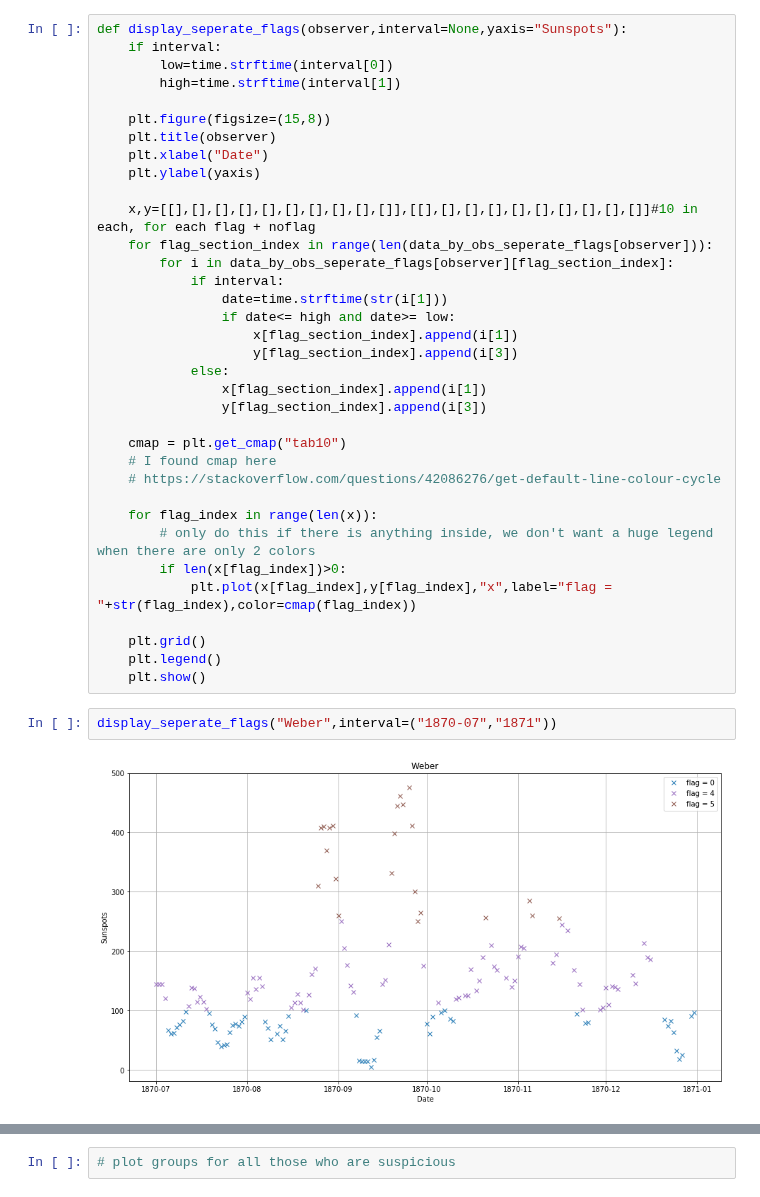
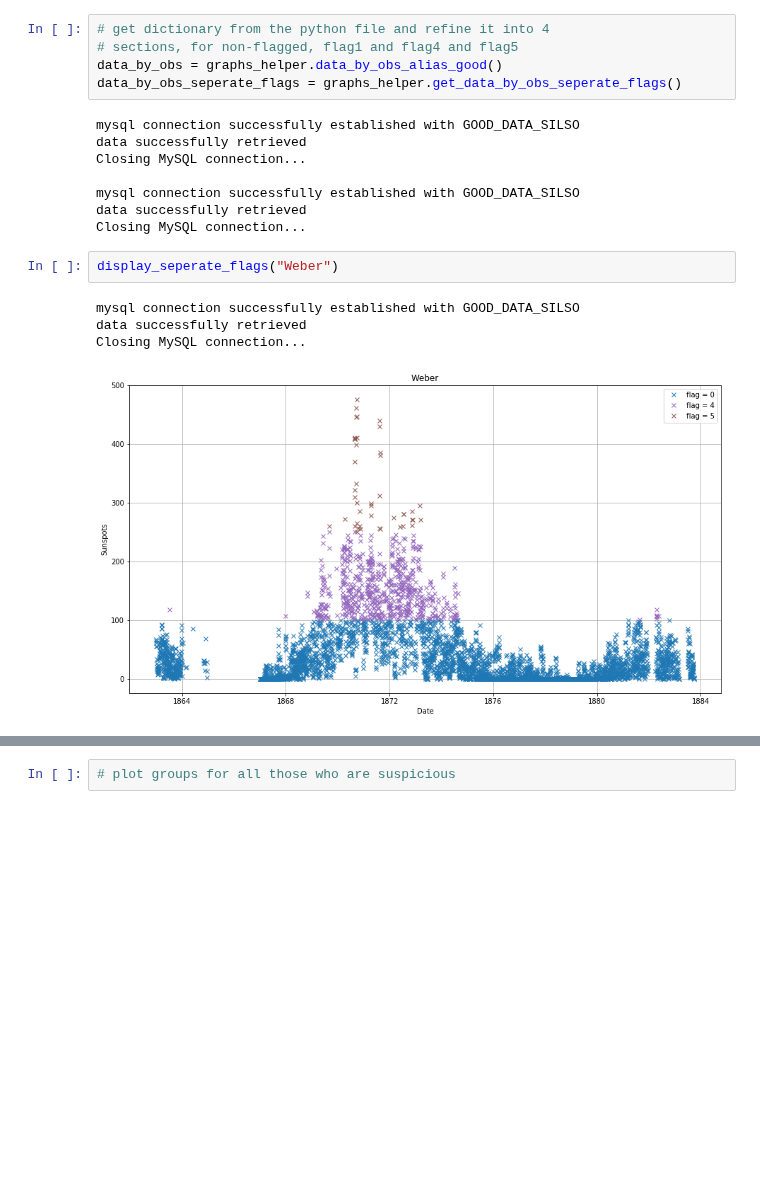
Before and after one commit to dcxSt/DATA_SILSO_HISTO_search, a Jupyter notebook: suspicious sunspots plots.ipynb, the cells around one changed output, grey strips where cells are left out. Drawn from its saved outputs; the diff is of its cells as text; blank space fills up the shorter version.

```diff
--- a/suspicious sunspots plots.ipynb
+++ b/suspicious sunspots plots.ipynb
@@ -48,42 +15,23 @@ Closing MySQL connection...
-# %%
-def display_seperate_flags(observer,interval=None,yaxis="Sunspots"):
-    if interval:
-        low=time.strftime(interval[0])
-        high=time.strftime(interval[1])
-
-    plt.figure(figsize=(15,8))
-    plt.title(observer)
-    plt.xlabel("Date")
-    plt.ylabel(yaxis)
-
-    x,y=[[],[],[],[],[],[],[],[],[],[]],[[],[],[],[],[],[],[],[],[],[]]#10 in each, for each flag + noflag
-    for flag_section_index in range(len(data_by_obs_seperate_flags[observer])):
-        for i in data_by_obs_seperate_flags[observer][flag_section_index]:
-            if interval:
-                date=time.strftime(str(i[1]))
-                if date<= high and date>= low:
-                    x[flag_section_index].append(i[1])
-                    y[flag_section_index].append(i[3])
-            else:
-                x[flag_section_index].append(i[1])
-                y[flag_section_index].append(i[3])
-
-    cmap = plt.get_cmap("tab10")
-    # I found cmap here
-    # https://stackoverflow.com/questions/42086276/get-default-line-colour-cycle
-
-    for flag_index in range(len(x)):
-        # only do this if there is anything inside, we don't want a huge legend when there are only 2 colors
-        if len(x[flag_index])>0:
-            plt.plot(x[flag_index],y[flag_index],"x",label="flag = "+str(flag_index),color=cmap(flag_index))
-
-    plt.grid()
-    plt.legend()
-    plt.show()
+# %%
+# get dictionary from the python file and refine it into 4
+# sections, for non-flagged, flag1 and flag4 and flag5
+data_by_obs = graphs_helper.data_by_obs_alias_good()
+data_by_obs_seperate_flags = graphs_helper.get_data_by_obs_seperate_flags()
+# %% [output]
+mysql connection successfully established with GOOD_DATA_SILSO
+data successfully retrieved
+Closing MySQL connection...
+
+mysql connection successfully established with GOOD_DATA_SILSO
+data successfully retrieved
+Closing MySQL connection...
 # %%
-display_seperate_flags("Weber",interval=("1870-07","1871"))
+display_seperate_flags("Weber")
 # %% [output]
+mysql connection successfully established with GOOD_DATA_SILSO
+data successfully retrieved
+Closing MySQL connection...
-[figure, old version]
+[figure, new version]
 # %%
 display_seperate_flags("Tacchini",interval=("1876","1880"))
 display_seperate_flags("Tacchini",interval=("1880-07","1882-08"))
```
Also changed, not shown: parts of 7 cells of this notebook, 4 other files.
